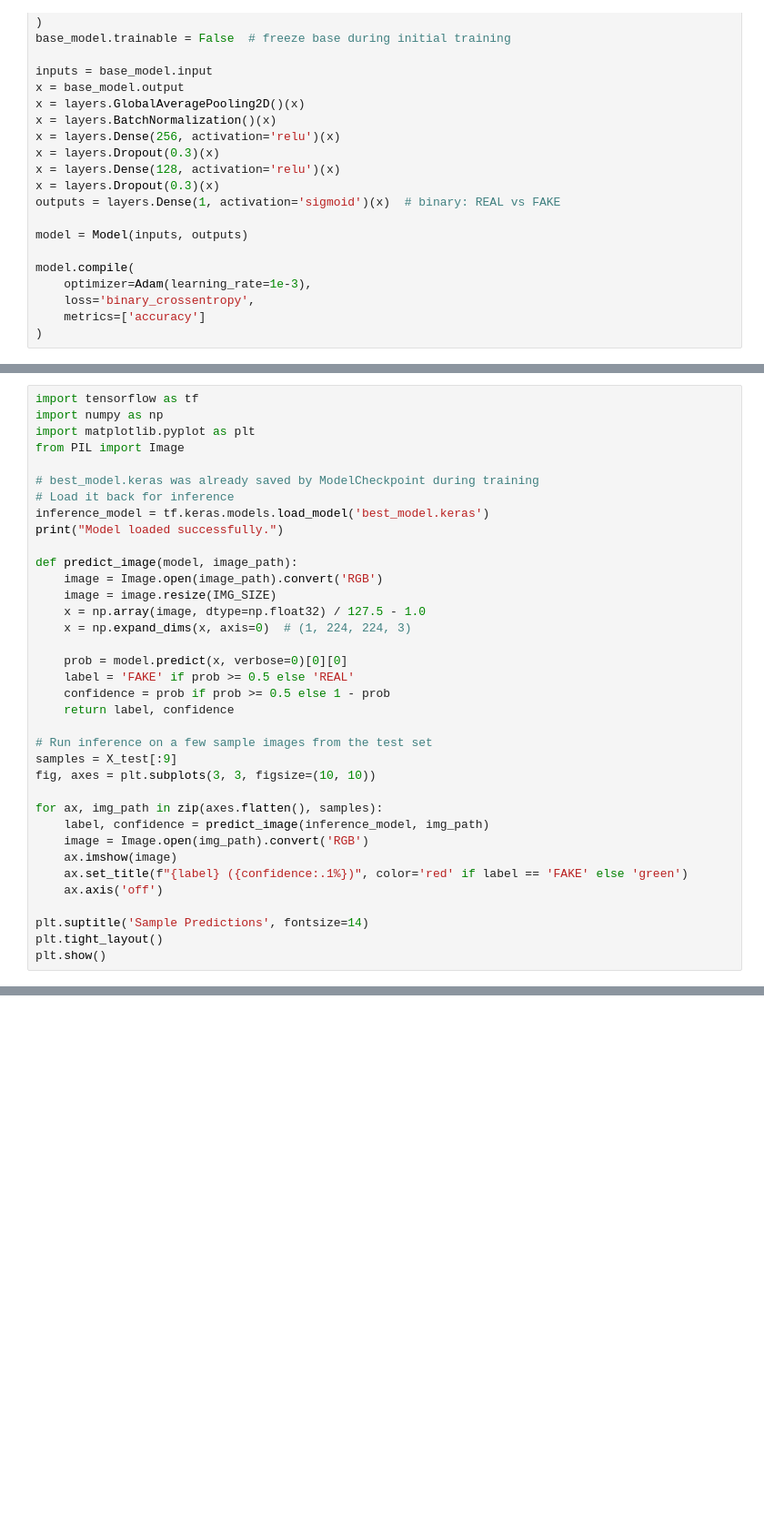
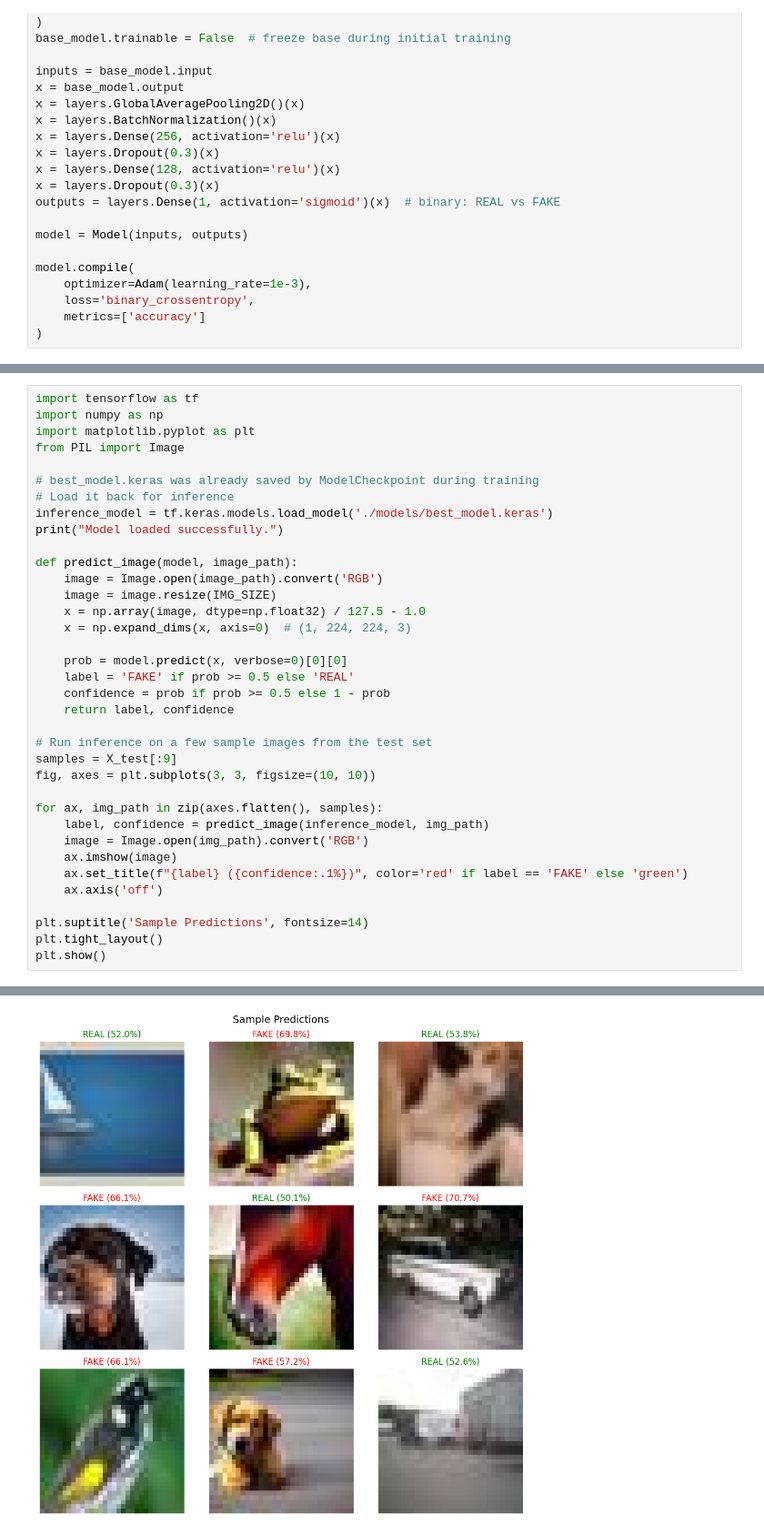
Before and after one commit to FelipeBagnatori01/AI_Final_Project, a Jupyter notebook: image_analysis.ipynb, the cells around one changed output, grey strips where cells are left out. Shown at 91% size. Drawn from its saved outputs; the diff is of its cells as text; blank space fills up the shorter version.

```diff
--- a/image_analysis.ipynb
+++ b/image_analysis.ipynb
@@ -222,7 +295,7 @@ from PIL import Image
 
 # best_model.keras was already saved by ModelCheckpoint during training
 # Load it back for inference
-inference_model = tf.keras.models.load_model('best_model.keras')
+inference_model = tf.keras.models.load_model('./models/best_model.keras')
 print("Model loaded successfully.")
 
 def predict_image(model, image_path):
@@ -250,3 +323,4 @@ for ax, img_path in zip(axes.flatten(), samples):
 plt.suptitle('Sample Predictions', fontsize=14)
 plt.tight_layout()
 plt.show()
+# %% [output]
@@ -253,3 +328,4 @@ plt.show()
+[figure, added]
 # %%
 import tensorflow as tf
 import numpy as np
```
Also changed, not shown: parts of 11 cells of this notebook.
